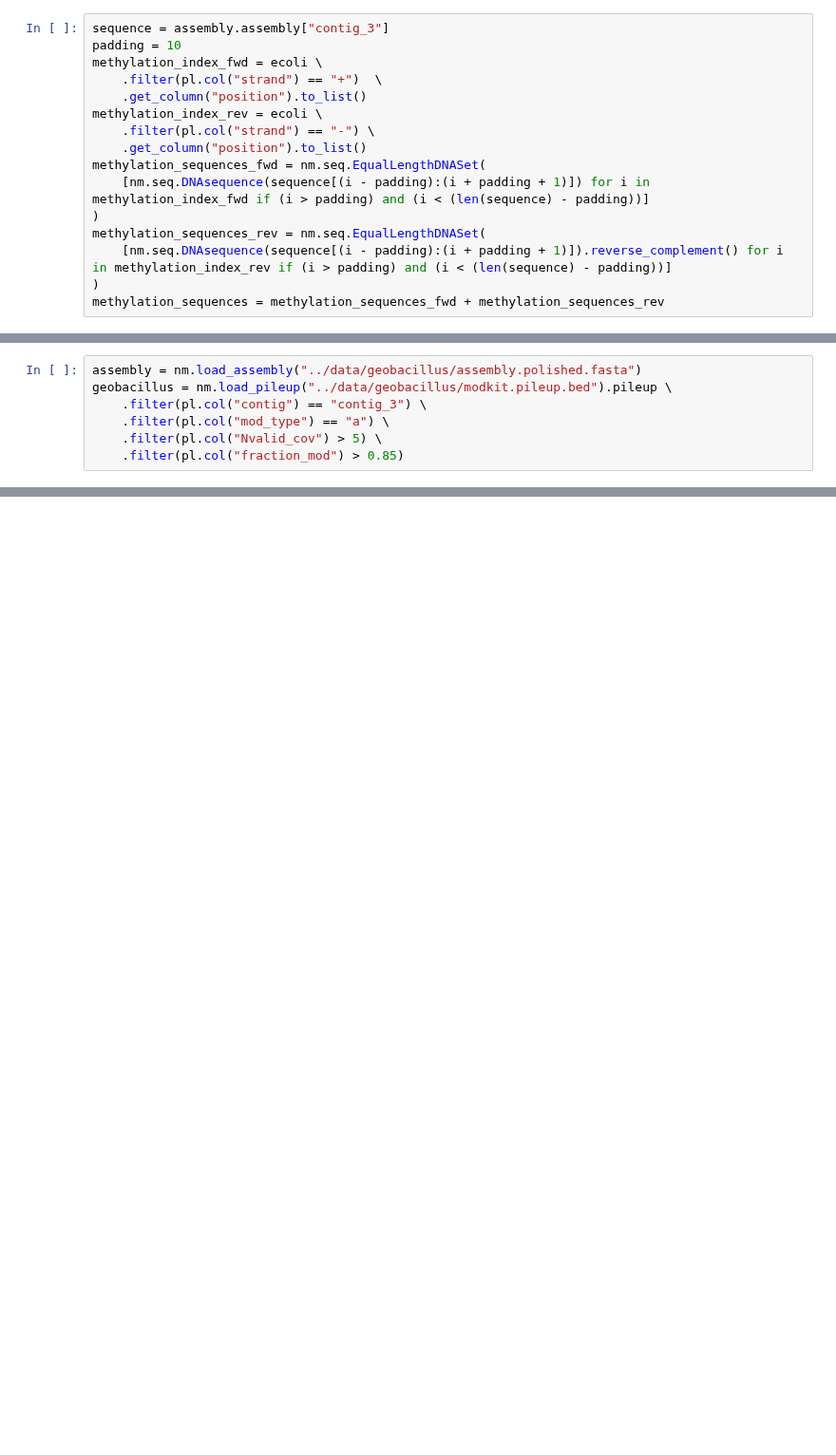
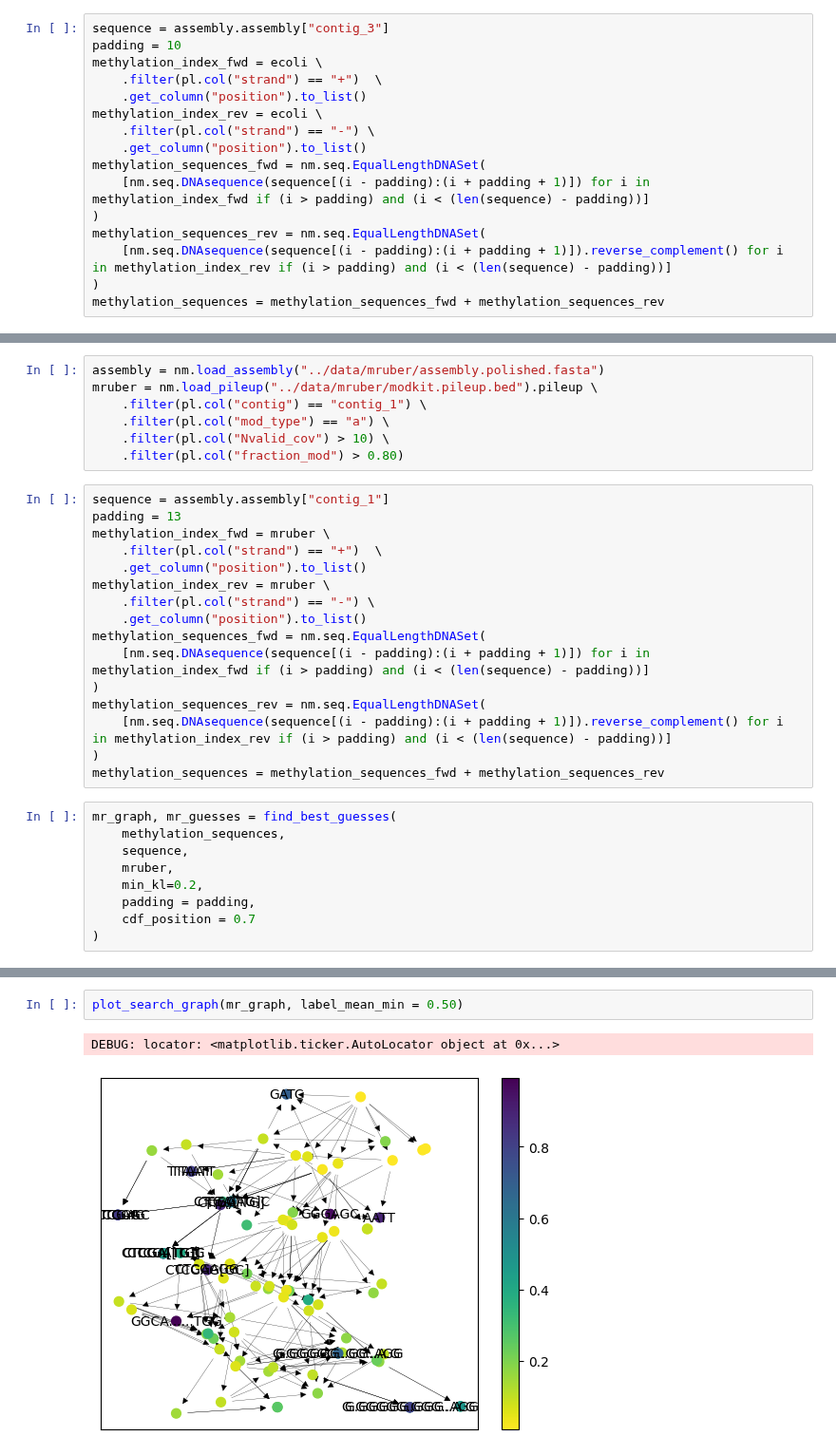
Before and after one commit to MicrobialDarkMatter/nanomotif, a Jupyter notebook: reports/tree-search.ipynb, the cells around one changed output, grey strips where cells are left out. Shown at 95% size. Saved outputs shown, nothing was run; the diff lists cells and outputs as text; blank space fills up the shorter version.

```diff
--- a/reports/tree-search.ipynb
+++ b/reports/tree-search.ipynb
@@ -102,7 +50,0 @@ DEBUG: locator: <matplotlib.ticker.AutoLocator object at 0x...>
-# %%
-assembly = nm.load_assembly("../data/geobacillus/assembly.polished.fasta")
-geobacillus = nm.load_pileup("../data/geobacillus/modkit.pileup.bed").pileup \
-    .filter(pl.col("contig") == "contig_3") \
-    .filter(pl.col("mod_type") == "a") \
-    .filter(pl.col("Nvalid_cov") > 5) \
-    .filter(pl.col("fraction_mod") > 0.85)
@@ -669,0 +207,32 @@ DEBUG: locator: <matplotlib.ticker.AutoLocator object at 0x...>
+# %%
+assembly = nm.load_assembly("../data/mruber/assembly.polished.fasta")
+mruber = nm.load_pileup("../data/mruber/modkit.pileup.bed").pileup \
+    .filter(pl.col("contig") == "contig_1") \
+    .filter(pl.col("mod_type") == "a") \
+    .filter(pl.col("Nvalid_cov") > 10) \
+    .filter(pl.col("fraction_mod") > 0.80)
+# %%
+sequence = assembly.assembly["contig_1"]
+padding = 13
+methylation_index_fwd = mruber \
+    .filter(pl.col("strand") == "+")  \
+    .get_column("position").to_list()
+methylation_index_rev = mruber \
+    .filter(pl.col("strand") == "-") \
+    .get_column("position").to_list()
+methylation_sequences_fwd = nm.seq.EqualLengthDNASet(
+    [nm.seq.DNAsequence(sequence[(i - padding):(i + padding + 1)]) for i in methylation_index_fwd if (i > padding) and (i < (len(sequence) - padding))]
+)
+methylation_sequences_rev = nm.seq.EqualLengthDNASet(
+    [nm.seq.DNAsequence(sequence[(i - padding):(i + padding + 1)]).reverse_complement() for i in methylation_index_rev if (i > padding) and (i < (len(sequence) - padding))]
+)
+methylation_sequences = methylation_sequences_fwd + methylation_sequences_rev
+# %%
+mr_graph, mr_guesses = find_best_guesses(
+    methylation_sequences,
+    sequence,
+    mruber,
+    min_kl=0.2,
+    padding = padding,
+    cdf_position = 0.7
+)
@@ -669,0 +288,5 @@ DEBUG: locator: <matplotlib.ticker.AutoLocator object at 0x...>
+# %%
+plot_search_graph(mr_graph, label_mean_min = 0.50)
+# %% [output]
+DEBUG: locator: <matplotlib.ticker.AutoLocator object at 0x...>
+[figure, added]
```
Also changed, not shown: parts of 61 cells of this notebook, 4 other files.
